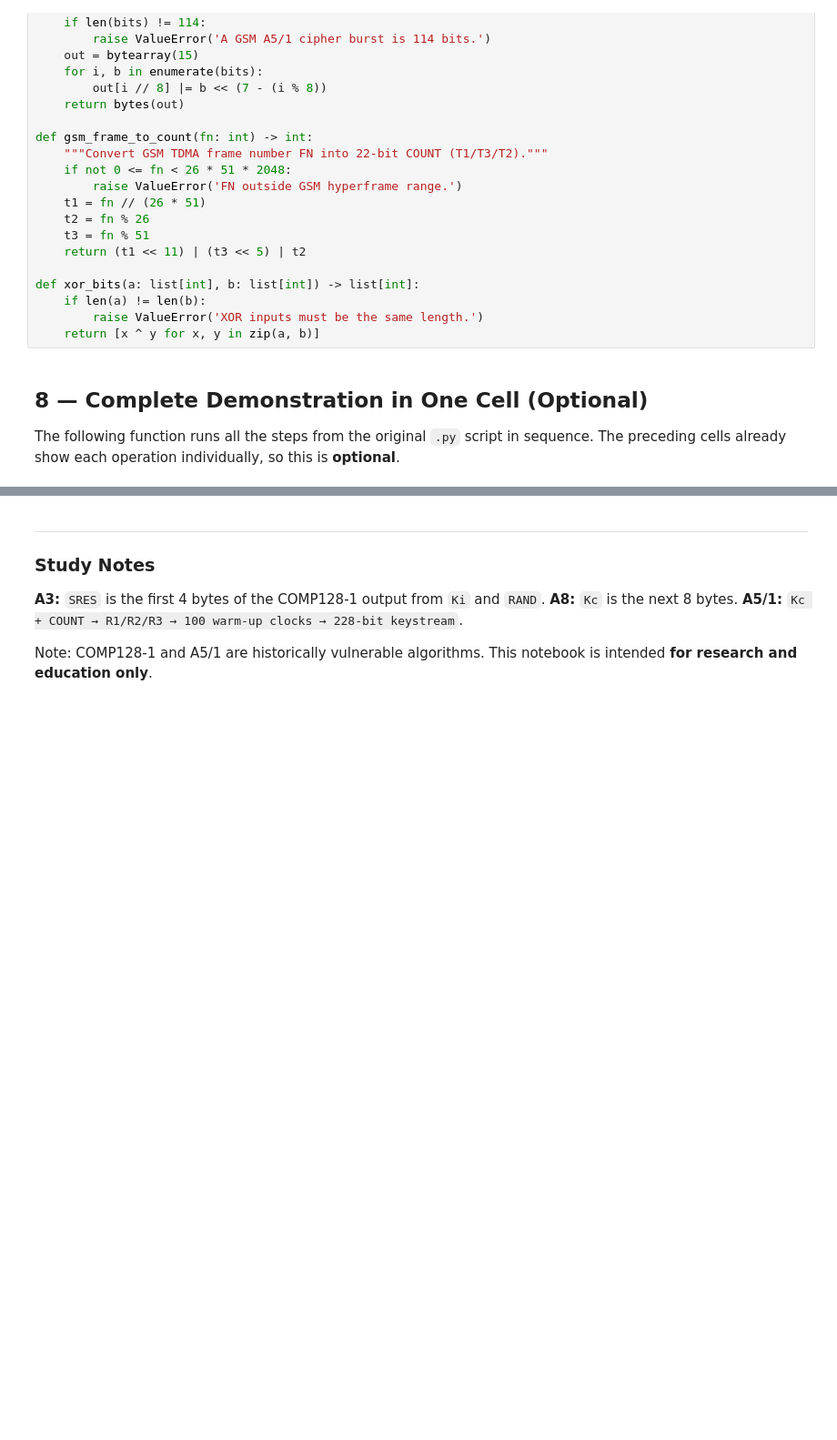
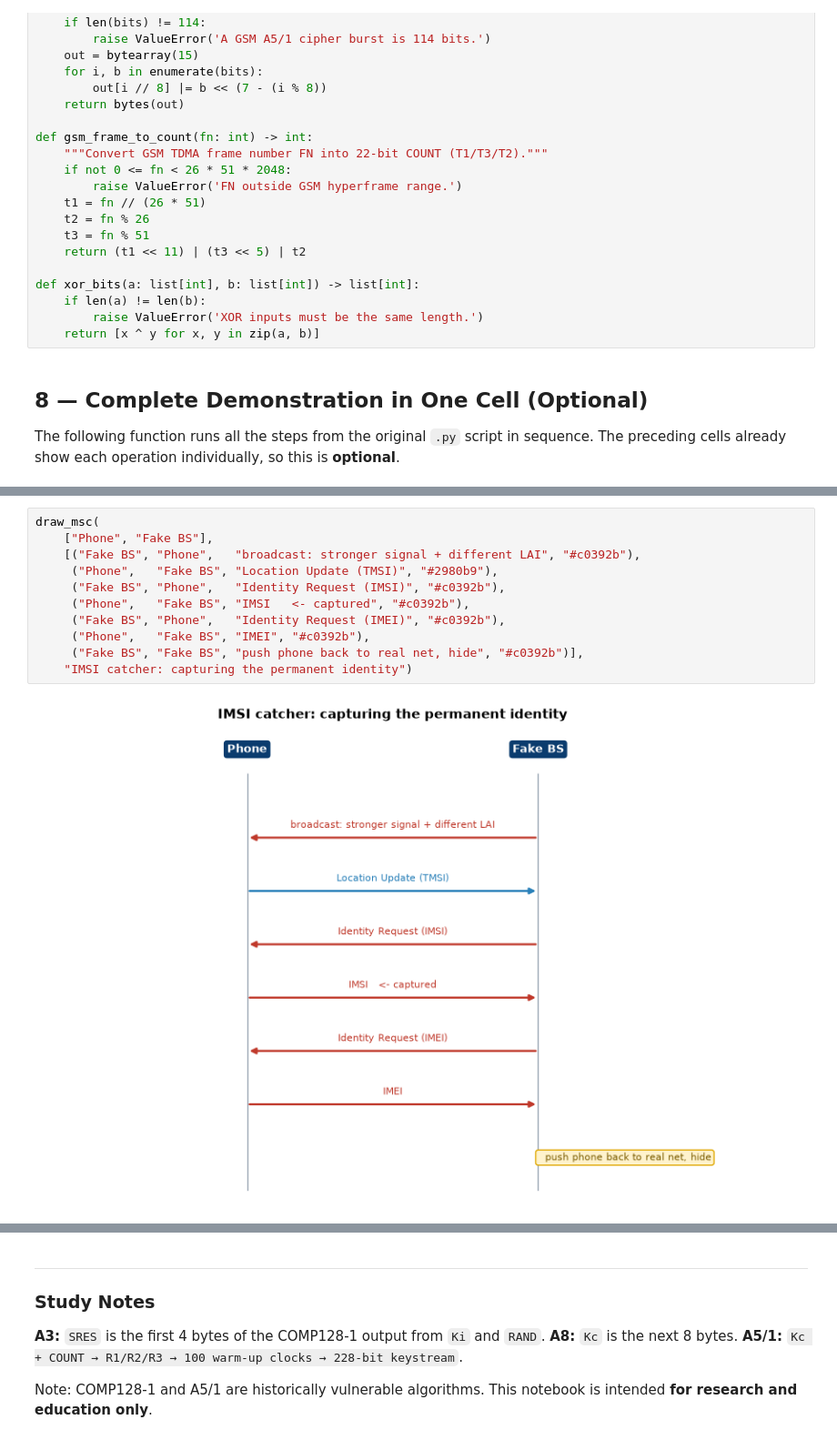
Before and after one commit to elifdiltemiz/MSsecurity, a Jupyter notebook: GSM/Notebook2.ipynb, the cells around one changed output, grey strips where cells are left out. Shown at 91% size. Cells and saved outputs as stored; diff of their text form; blank space fills up the shorter version.

```diff
--- a/GSM/Notebook2.ipynb
+++ b/GSM/Notebook2.ipynb
@@ -529,0 +606,13 @@ This does NOT transmit over real GSM or implement a complete GSM stack.
+# %%
+draw_msc(
+    ["Phone", "Fake BS"],
+    [("Fake BS", "Phone",   "broadcast: stronger signal + different LAI", "#c0392b"),
+     ("Phone",   "Fake BS", "Location Update (TMSI)", "#2980b9"),
+     ("Fake BS", "Phone",   "Identity Request (IMSI)", "#c0392b"),
+     ("Phone",   "Fake BS", "IMSI   <- captured", "#c0392b"),
+     ("Fake BS", "Phone",   "Identity Request (IMEI)", "#c0392b"),
+     ("Phone",   "Fake BS", "IMEI", "#c0392b"),
+     ("Fake BS", "Fake BS", "push phone back to real net, hide", "#c0392b")],
+    "IMSI catcher: capturing the permanent identity")
+# %% [output]
+[figure, added]
```
Also changed, not shown: parts of 15 cells of this notebook.
